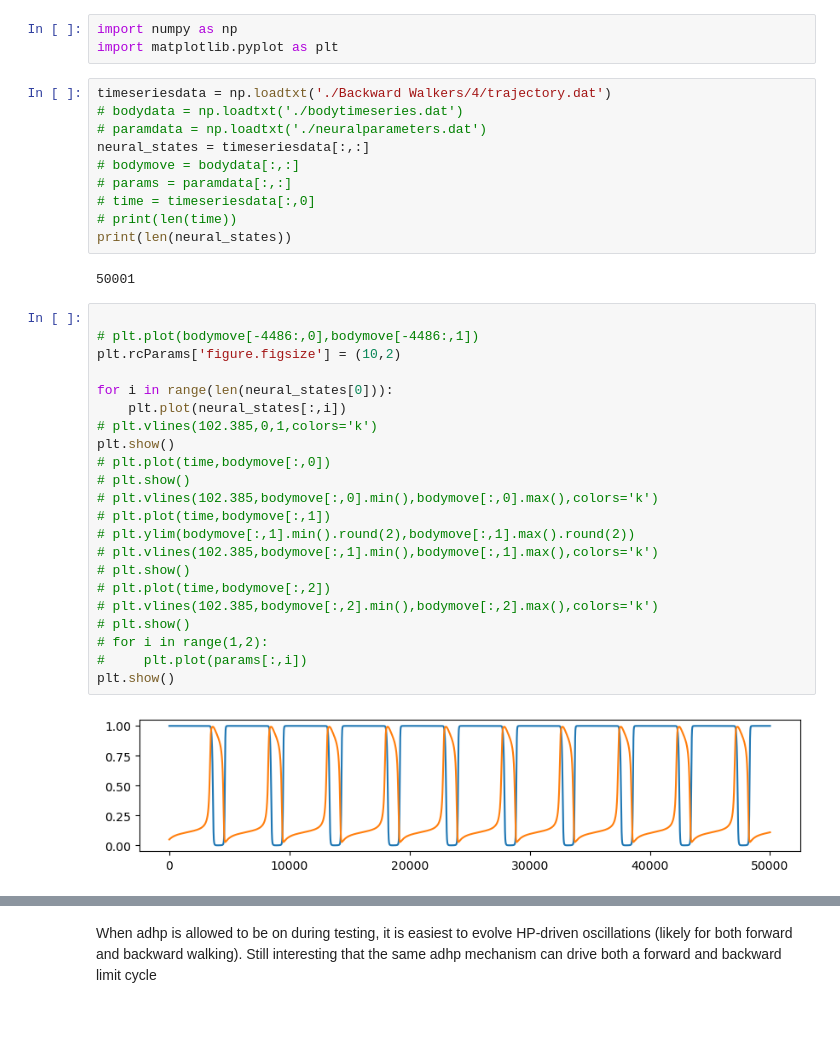
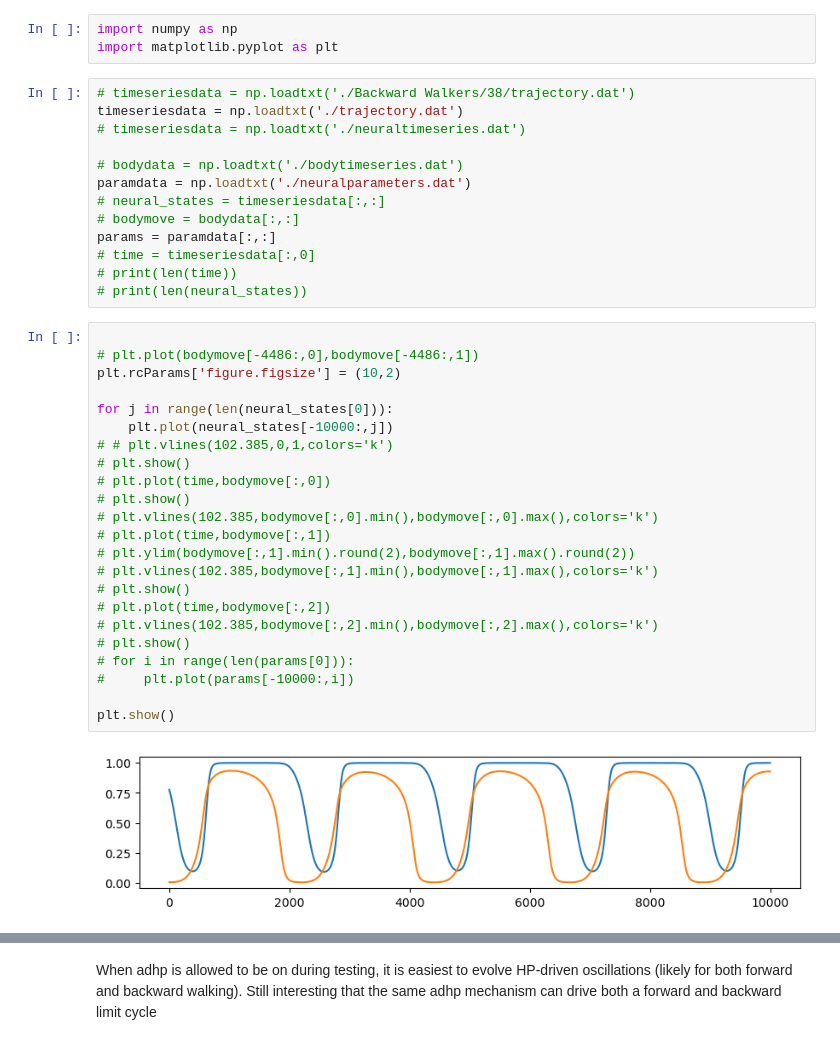
Before and after one commit to ljstolting/homeostasis-of-flexible-behavior, a Jupyter notebook: VizTimeseries.ipynb, the cells around one changed output, grey strips where cells are left out. Cells and saved outputs as stored; diff of their text form; blank space fills up the shorter version.

```diff
--- a/VizTimeseries.ipynb
+++ b/VizTimeseries.ipynb
@@ -2,38 +2,40 @@
 import numpy as np
 import matplotlib.pyplot as plt
 # %%
-timeseriesdata = np.loadtxt('./Backward Walkers/4/trajectory.dat')
+# timeseriesdata = np.loadtxt('./Backward Walkers/38/trajectory.dat')
+timeseriesdata = np.loadtxt('./trajectory.dat')
+# timeseriesdata = np.loadtxt('./neuraltimeseries.dat')
+
 # bodydata = np.loadtxt('./bodytimeseries.dat')
-# paramdata = np.loadtxt('./neuralparameters.dat')
-neural_states = timeseriesdata[:,:]
+paramdata = np.loadtxt('./neuralparameters.dat')
+# neural_states = timeseriesdata[:,:]
 # bodymove = bodydata[:,:]
-# params = paramdata[:,:]
+params = paramdata[:,:]
 # time = timeseriesdata[:,0]
 # print(len(time))
-print(len(neural_states))
+# print(len(neural_states))
-# %% [output]
-50001
 # %%
 
 # plt.plot(bodymove[-4486:,0],bodymove[-4486:,1])
 plt.rcParams['figure.figsize'] = (10,2)
 
-for i in range(len(neural_states[0])):
-    plt.plot(neural_states[:,i])
-# plt.vlines(102.385,0,1,colors='k')
-plt.show()
+for j in range(len(neural_states[0])):
+    plt.plot(neural_states[-10000:,j])
+# # plt.vlines(102.385,0,1,colors='k')
+# plt.show()
 # plt.plot(time,bodymove[:,0])
 # plt.show()
 # plt.vlines(102.385,bodymove[:,0].min(),bodymove[:,0].max(),colors='k')
 # plt.plot(time,bodymove[:,1])
 # plt.ylim(bodymove[:,1].min().round(2),bodymove[:,1].max().round(2))
 # plt.vlines(102.385,bodymove[:,1].min(),bodymove[:,1].max(),colors='k')
 # plt.show()
 # plt.plot(time,bodymove[:,2])
 # plt.vlines(102.385,bodymove[:,2].min(),bodymove[:,2].max(),colors='k')
 # plt.show()
-# for i in range(1,2):
-#     plt.plot(params[:,i])
+# for i in range(len(params[0])):
+#     plt.plot(params[-10000:,i])
+
 plt.show()
 # %% [output]
-[figure, old version]
+[figure, new version]
```
Also changed, not shown: parts of 3 cells of this notebook, 31 other files.
